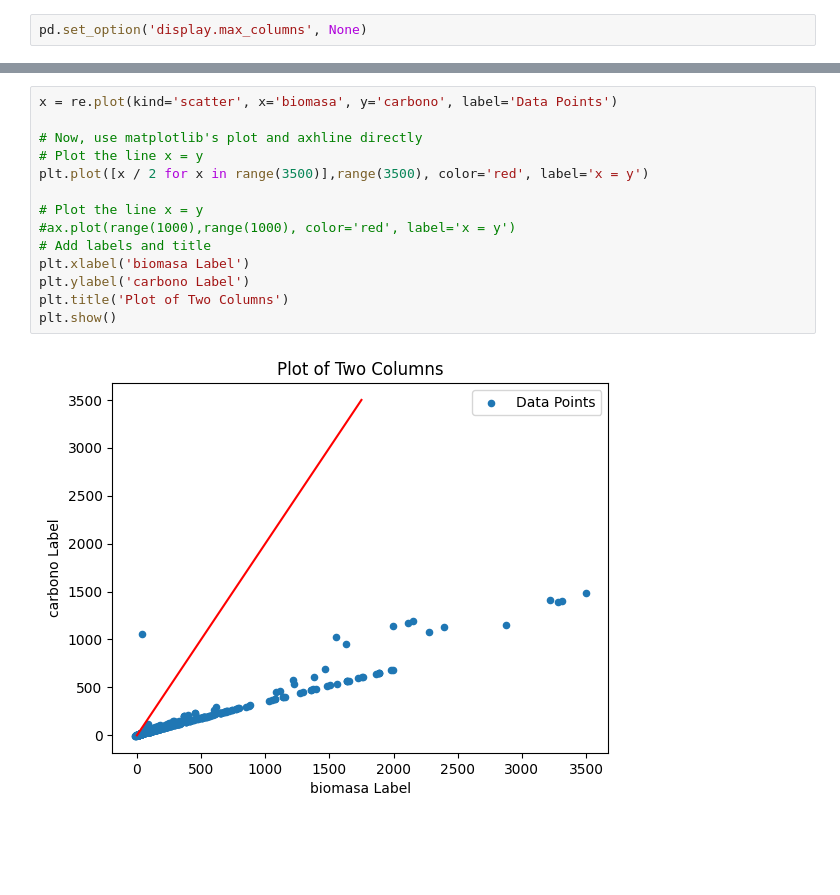
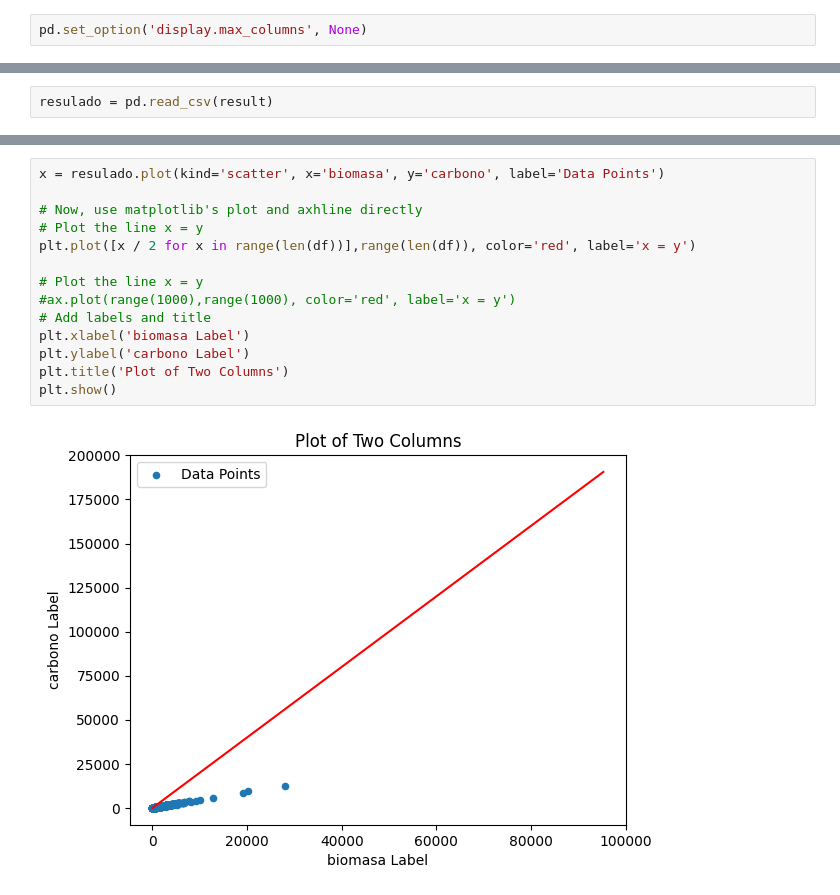
Before and after one commit to gomosak08/SEByC, a Jupyter notebook: labs/Untitled.ipynb, the cells around one changed output, grey strips where cells are left out. Saved outputs shown, nothing was run; the diff lists cells and outputs as text; blank space fills up the shorter version.

```diff
--- a/labs/Untitled.ipynb
+++ b/labs/Untitled.ipynb
@@ -237,0 +71,2 @@ np.False_
+# %%
+resulado = pd.read_csv(result)
@@ -238,17 +89,17 @@ np.False_
 # %%
-x = re.plot(kind='scatter', x='biomasa', y='carbono', label='Data Points')
+x = resulado.plot(kind='scatter', x='biomasa', y='carbono', label='Data Points')
 
 # Now, use matplotlib's plot and axhline directly
 # Plot the line x = y
-plt.plot([x / 2 for x in range(3500)],range(3500), color='red', label='x = y')
+plt.plot([x / 2 for x in range(len(df))],range(len(df)), color='red', label='x = y')
 
 # Plot the line x = y
 #ax.plot(range(1000),range(1000), color='red', label='x = y')
 # Add labels and title
 plt.xlabel('biomasa Label')
 plt.ylabel('carbono Label')
 plt.title('Plot of Two Columns')
 plt.show()
 # %% [output]
-[figure, old version]
+[figure, new version]
 # %%
```
Also changed, not shown: parts of 42 cells of this notebook, 18 other files.
